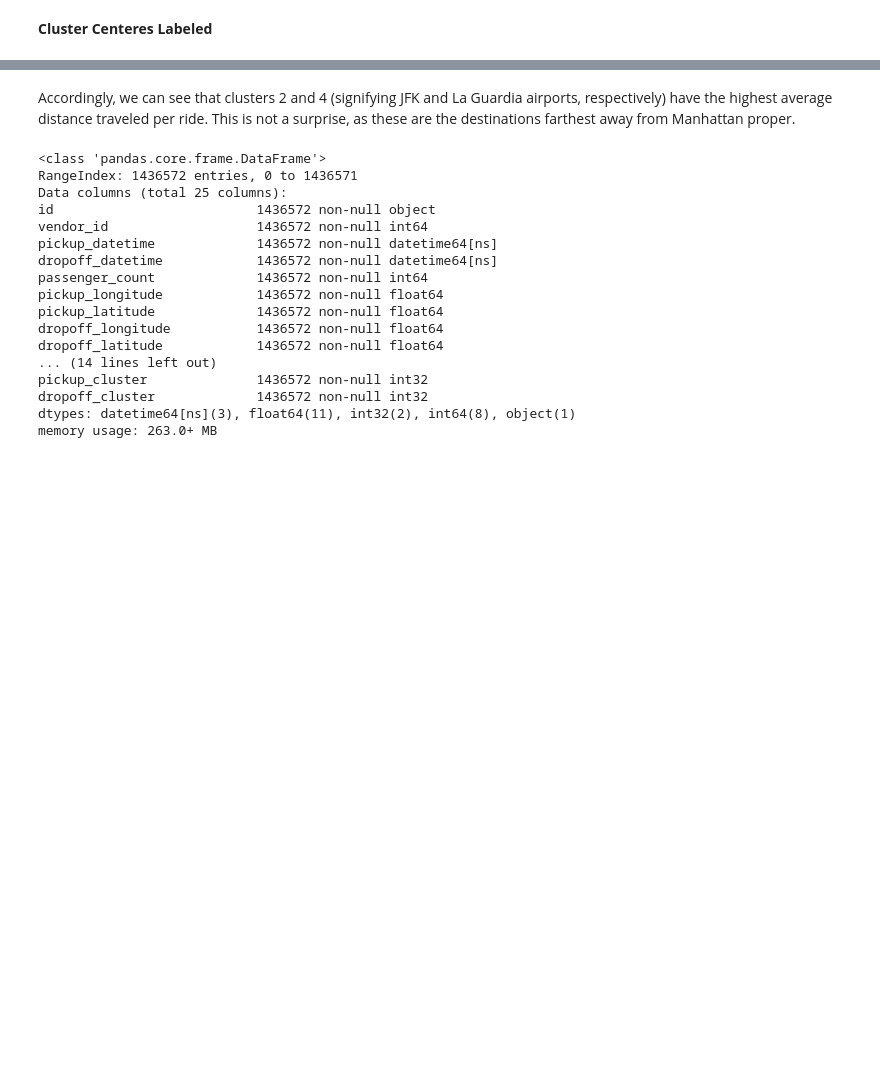
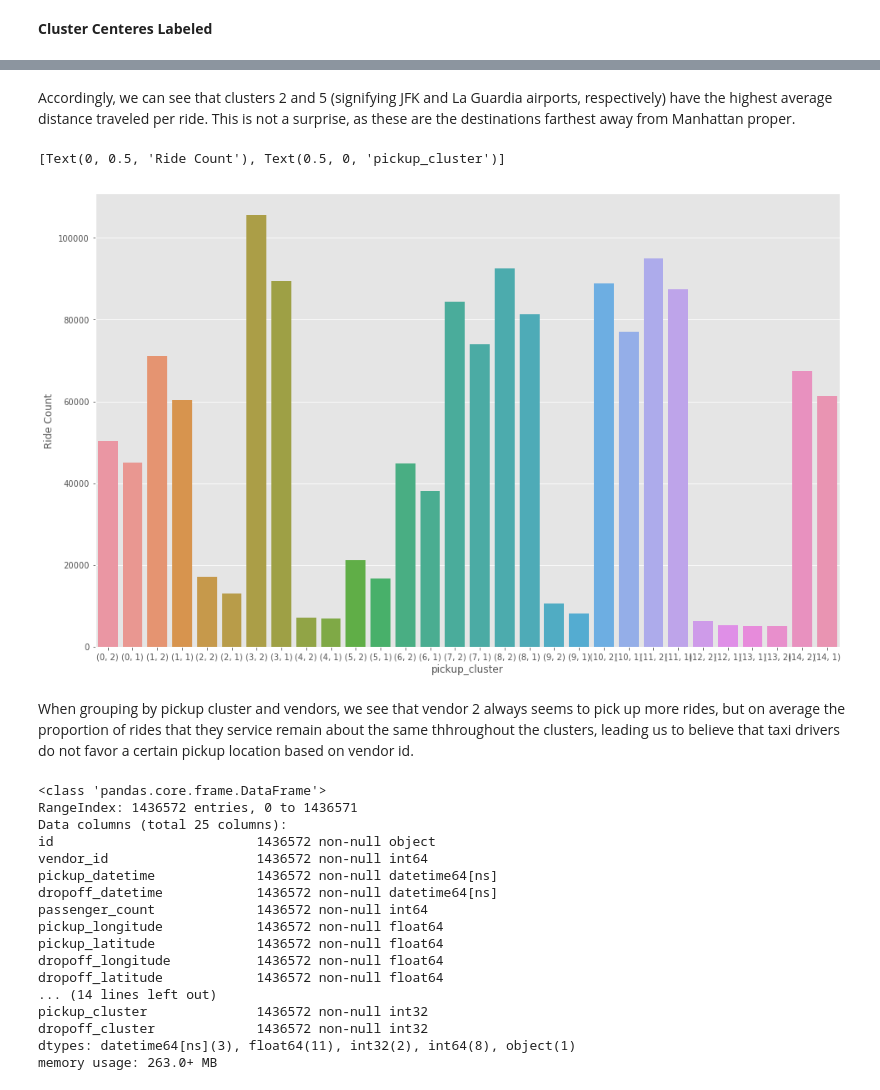
Before and after one commit to justin-hj-kim/NYCtaxi_data_science, a Jupyter notebook: notebooks/Clustering.ipynb, the cells around one changed output, grey strips where cells are left out. Cells and saved outputs as stored; diff of their text form; code cells hidden in the pictures; blank space fills up the shorter version.

```diff
--- a/notebooks/Clustering.ipynb
+++ b/notebooks/Clustering.ipynb
@@ -130,5 +130,13 @@ sns.barplot(clust_dist.index, clust_dist.values).set(xlabel = 'pickup_cluster',
 # %% [markdown]
-Accordingly, we can see that clusters 2 and 4 (signifying JFK and La Guardia airports, respectively) have the highest average distance traveled per ride. This is not a surprise, as these are the destinations farthest away from Manhattan proper.
+Accordingly, we can see that clusters 2 and 5 (signifying JFK and La Guardia airports, respectively) have the highest average distance traveled per ride. This is not a surprise, as these are the destinations farthest away from Manhattan proper.
+# %%
+clust_vendor = df.groupby('pickup_cluster')['vendor_id'].value_counts()
+sns.barplot(clust_vendor.index, clust_vendor.values).set(xlabel = 'pickup_cluster', ylabel = 'Ride Count')
+# %% [output]
+[Text(0, 0.5, 'Ride Count'), Text(0.5, 0, 'pickup_cluster')]
+[figure, added]
+# %% [markdown]
+When grouping by pickup cluster and vendors, we see that vendor 2 always seems to pick up more rides, but on average the proportion of rides that they service remain about the same thhroughout the clusters, leading us to believe that taxi drivers do not favor a certain pickup location based on vendor id.
 # %%
 df.info()
 # %% [output]
```
Also changed, not shown: parts of 11 cells of this notebook, 1 other file.
